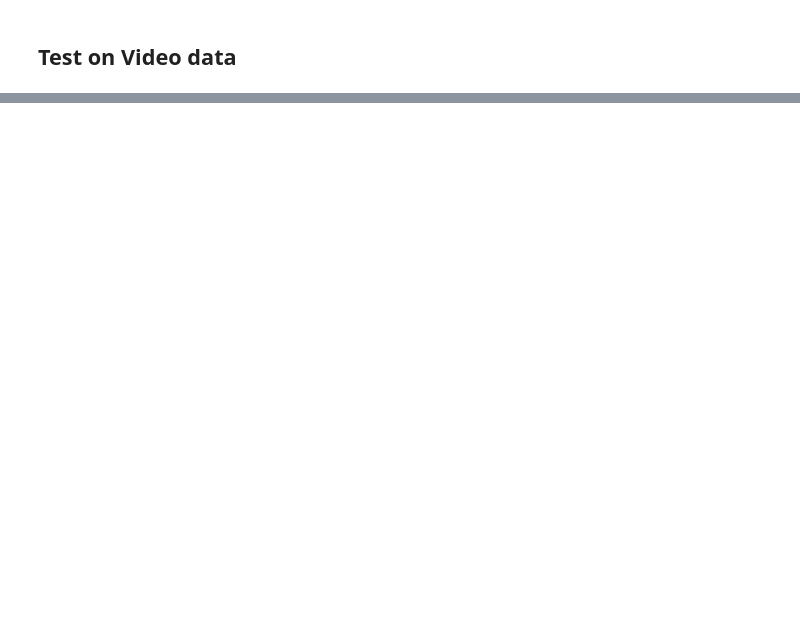
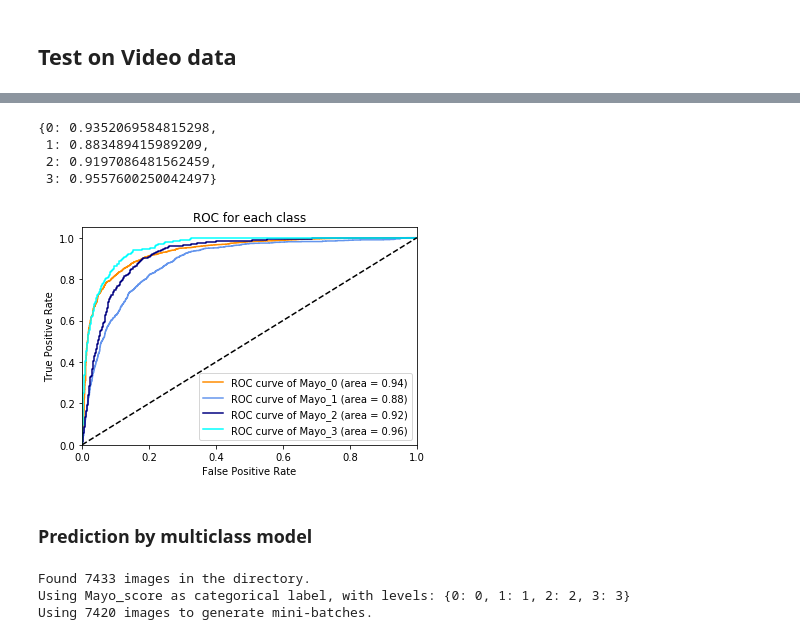
Before and after one commit to wenshuoliu/DLproj, a Jupyter notebook: UC_colonoscopy/phase2.ipynb, the cells around one changed output, grey strips where cells are left out. Cells and saved outputs as stored; diff of their text form; code cells hidden in the pictures; blank space fills up the shorter version.

```diff
--- a/UC_colonoscopy/phase2.ipynb
+++ b/UC_colonoscopy/phase2.ipynb
@@ -290,0 +473,4 @@ video_labels = pd.read_excel(video_path+'UC_Images_Labels/UC_deeplearning_imageL
+# %%
+model.load_weights(model_path+'phase2_4binary0515.h5')
+# %%
+y = model.predict_generator(tst_itr, verbose=1)
@@ -290,0 +479,23 @@ video_labels = pd.read_excel(video_path+'UC_Images_Labels/UC_deeplearning_imageL
+# %%
+y_pred = np.concatenate(y, axis=1)
+# %%
+y_true = video_labels[['Mayo_0', 'Mayo_1', 'Mayo_2', 'Mayo_3']].values
+# %%
+plot_roc(y_pred, y_true, classes=['Mayo_0', 'Mayo_1', 'Mayo_2', 'Mayo_3'])
+# %% [output]
+{0: 0.9352069584815298,
+ 1: 0.883489415989209,
+ 2: 0.9197086481562459,
+ 3: 0.9557600250042497}
+[figure, added]
+# %% [markdown]
+### Prediction by multiclass model
+# %%
+tst_gen = ImageFrameGenerator()
+tst_itr = tst_gen.flow_from_frame(video_path+'all/', video_labels, 'filename',
+                                   ['Mayo_score'], label_types=['categorical'],
+                                     target_size=(256, 320), batch_size=batch_size, shuffle=False)
+# %% [output]
+Found 7433 images in the directory.
+Using Mayo_score as categorical label, with levels: {0: 0, 1: 1, 2: 2, 3: 3}
+Using 7420 images to generate mini-batches.
```
Also changed, not shown: parts of 97 cells of this notebook, 9 other files.
